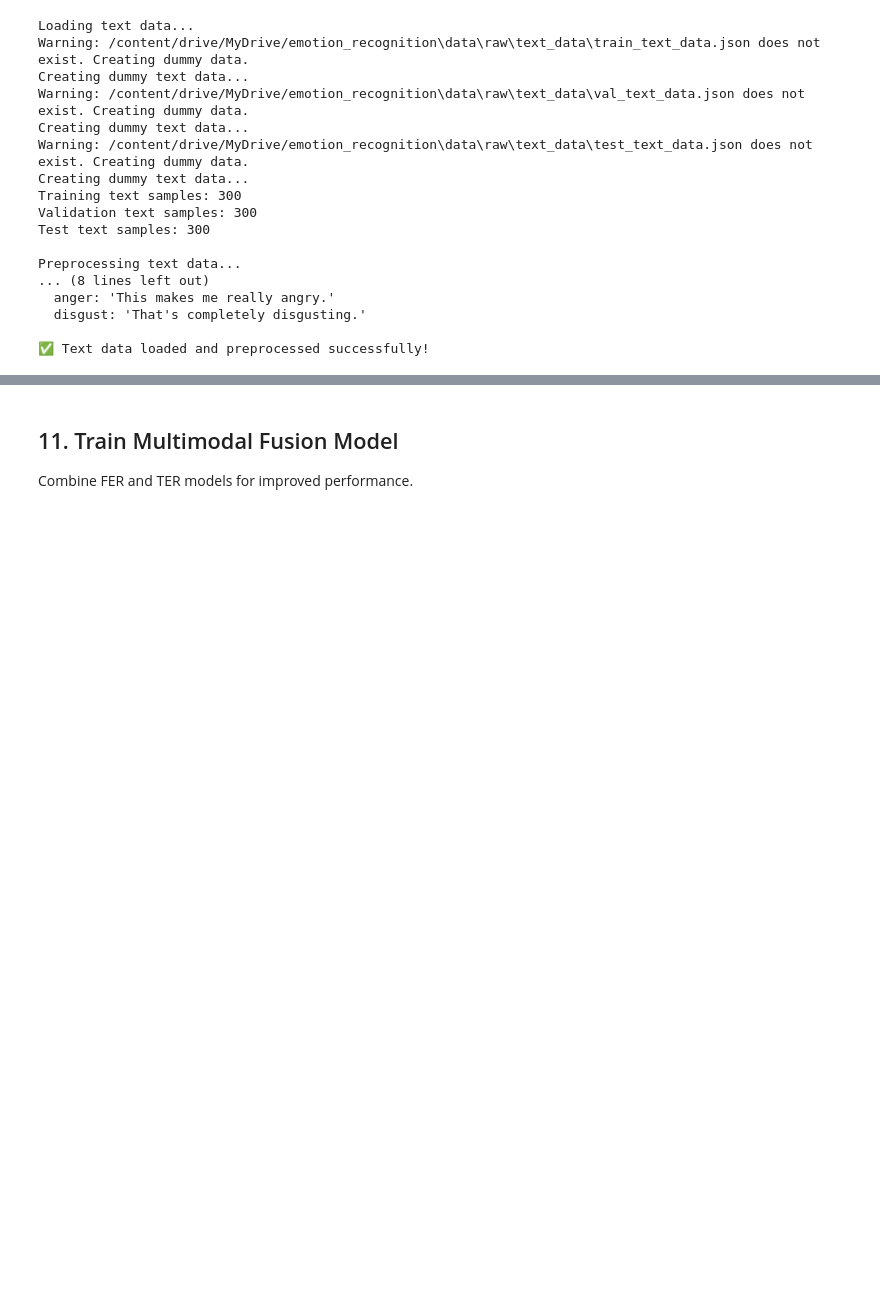
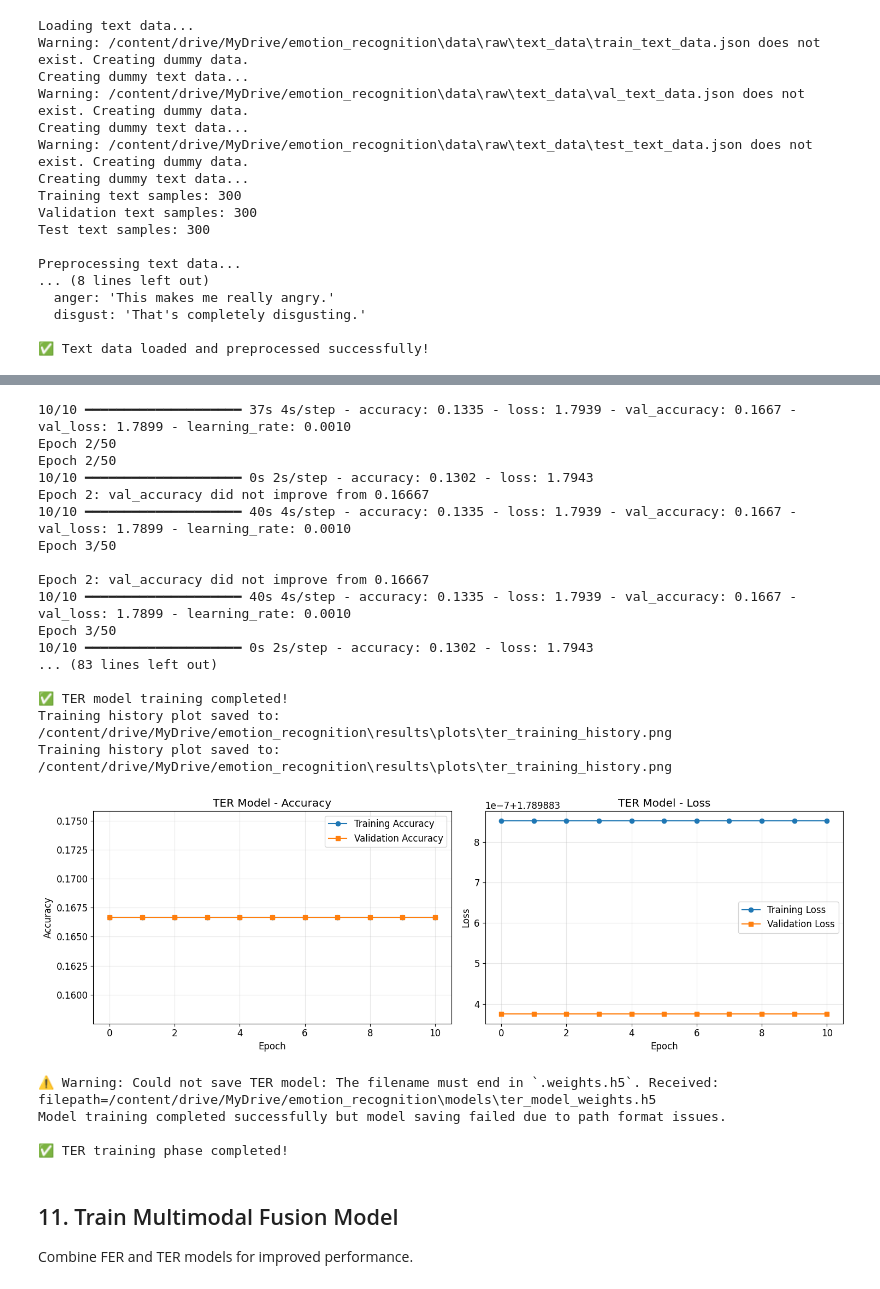
Before and after one commit to kudosscience/fer_and_ter_model, a Jupyter notebook: multimodal_emotion_recognition.ipynb, the cells around one changed output, grey strips where cells are left out. Saved outputs shown, nothing was run; the diff lists cells and outputs as text; code cells hidden in the pictures; blank space fills up the shorter version.

```diff
--- a/multimodal_emotion_recognition.ipynb
+++ b/multimodal_emotion_recognition.ipynb
@@ -717,6 +713,9 @@ class TextEmotionRecognizer:
         if self.model is None:
             self.build_model()
 
+        # Normalize path separators to avoid TensorFlow validation issues
+        model_save_path = self.config.TER_MODEL_PATH.replace('\\', '/')
+
         # Callbacks
         callbacks = [
             EarlyStopping(
@@ -733,7 +732,7 @@ class TextEmotionRecognizer:
                 verbose=1
             ),
             ModelCheckpoint(
-                self.config.TER_MODEL_PATH,
+                model_save_path,
                 monitor='val_accuracy',
                 save_best_only=True,
                 verbose=1
@@ -765,7 +764,8 @@ class TextEmotionRecognizer:
         print("Rebuilding TER model architecture...")
         self.build_model()
 
-        weights_path = (model_path or self.config.TER_MODEL_PATH).replace('.h5', '_weights.h5')
+        # Normalize path separators to avoid TensorFlow validation issues
+        weights_path = (model_path or self.config.TER_MODEL_PATH).replace('.h5', '_weights.h5').replace('\\', '/')
         if os.path.exists(weights_path):
             self.model.load_weights(weights_path)
             print(f"TER model weights loaded from {weights_path}")
@@ -781,7 +781,10 @@ class TextEmotionRecognizer:
         os.makedirs(os.path.dirname(path), exist_ok=True)
 
         # Save weights (more reliable for models with transformers)
-        weights_path = path.replace('.h5', '_weights.h5')
+        # Normalize path separators to avoid TensorFlow validation issues
+        weights_path = path.replace('.h5', '_weights.h5').replace('\\', '/')
+        print(f"Debug: Original path: {path}")
+        print(f"Debug: Weights path: {weights_path}")
         self.model.save_weights(weights_path)
         print(f"TER model weights saved to {weights_path}")
 
@@ -1386,26 +1384,52 @@ print("Training TER model...")
 print("This may take a while, especially for BERT-based models...")
 
 try:
+    # Check label format and convert if necessary
+    print(f"Training labels shape: {train_text_labels.shape}")
+    print(f"Validation labels shape: {val_text_labels.shape}")
+
+    # The TER model uses sparse_categorical_crossentropy which expects integer labels
+    # Convert one-hot encoded labels to integers
+    if len(train_text_labels.shape) > 1 and train_text_labels.shape[1] > 1:
+        # One-hot encoded - convert to integers
+        train_labels_int = np.argmax(train_text_labels, axis=1)
+        val_labels_int = np.argmax(val_text_labels, axis=1)
+        print("Converting one-hot labels to integer labels for TER training")
+        print(f"Converted training labels shape: {train_labels_int.shape}")
+        print(f"Converted validation labels shape: {val_labels_int.shape}")
+    else:
+        # Already integer labels
+        train_labels_int = train_text_labels
+        val_labels_int = val_text_labels
+        print("Labels are already in integer format")
+
     ter_history = ter_model.train(
-        train_text_encoded, train_text_labels,
-        val_text_encoded, val_text_labels
+        train_text_encoded, train_labels_int,
+        val_text_encoded, val_labels_int
     )
 
-    print("\\n✅ TER model training completed!")
+    print("\n✅ TER model training completed!")
 
     # Plot training history
     plot_training_history(
-        ter_history,
+        ter_history, "TER Model",
         save_path=os.path.join(Config.RESULTS_PATH, 'plots', 'ter_training_history.png')
     )
 
-    # Save model
-    ter_model.save_model()
+    # Try to save model, but don't fail if there are path issues
+    try:
+        ter_model.save_model()
+        print("✅ TER model saved successfully!")
+    except Exception as save_error:
+        print(f"⚠️ Warning: Could not save TER model: {save_error}")
+        print("Model training completed successfully but model saving failed due to path format issues.")
 
 except Exception as e:
     print(f"❌ Error during TER training: {e}")
     print("Building model without training for demonstration...")
     ter_model.build_model()
+
+print("\n✅ TER training phase completed!")
 # %% [output]
 Training TER model...
 This may take a while, especially for BERT-based models...
@@ -1424,3 +1447,25 @@ You should probably TRAIN this model on a down-stream task to be able to use it
+10/10 ━━━━━━━━━━━━━━━━━━━━ 37s 4s/step - accuracy: 0.1335 - loss: 1.7939 - val_accuracy: 0.1667 - val_loss: 1.7899 - learning_rate: 0.0010
+Epoch 2/50
+Epoch 2/50
+10/10 ━━━━━━━━━━━━━━━━━━━━ 0s 2s/step - accuracy: 0.1302 - loss: 1.7943
+Epoch 2: val_accuracy did not improve from 0.16667
+10/10 ━━━━━━━━━━━━━━━━━━━━ 40s 4s/step - accuracy: 0.1335 - loss: 1.7939 - val_accuracy: 0.1667 - val_loss: 1.7899 - learning_rate: 0.0010
+Epoch 3/50
+
+Epoch 2: val_accuracy did not improve from 0.16667
+10/10 ━━━━━━━━━━━━━━━━━━━━ 40s 4s/step - accuracy: 0.1335 - loss: 1.7939 - val_accuracy: 0.1667 - val_loss: 1.7899 - learning_rate: 0.0010
+Epoch 3/50
+10/10 ━━━━━━━━━━━━━━━━━━━━ 0s 2s/step - accuracy: 0.1302 - loss: 1.7943
+... (83 lines left out)
+
+✅ TER model training completed!
+Training history plot saved to: /content/drive/MyDrive/emotion_recognition\results\plots\ter_training_history.png
+Training history plot saved to: /content/drive/MyDrive/emotion_recognition\results\plots\ter_training_history.png
+[figure, added]
+⚠️ Warning: Could not save TER model: The filename must end in `.weights.h5`. Received: filepath=/content/drive/MyDrive/emotion_recognition\models\ter_model_weights.h5
+Model training completed successfully but model saving failed due to path format issues.
+
+✅ TER training phase completed!
 # %% [markdown]
 ## 11. Train Multimodal Fusion Model
 Combine FER and TER models for improved performance.
```
Also changed, not shown: parts of 11 cells of this notebook.
